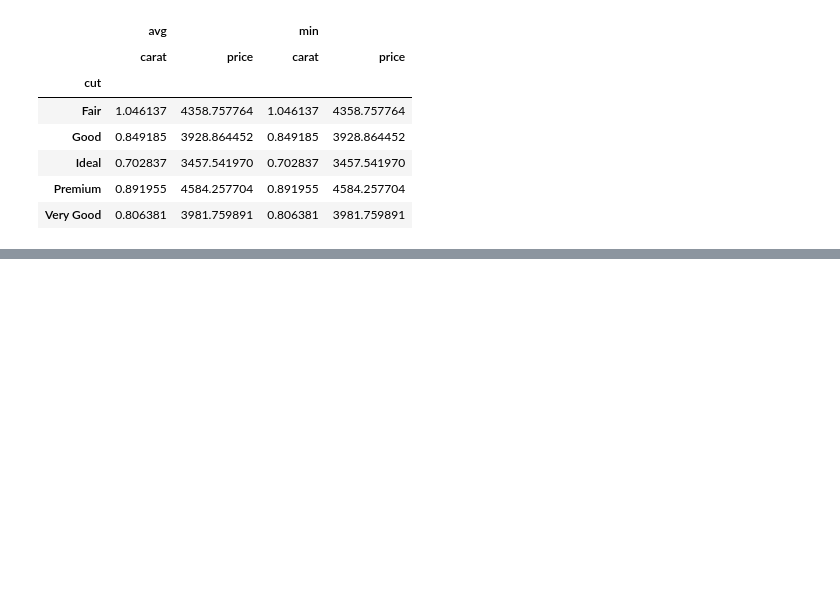
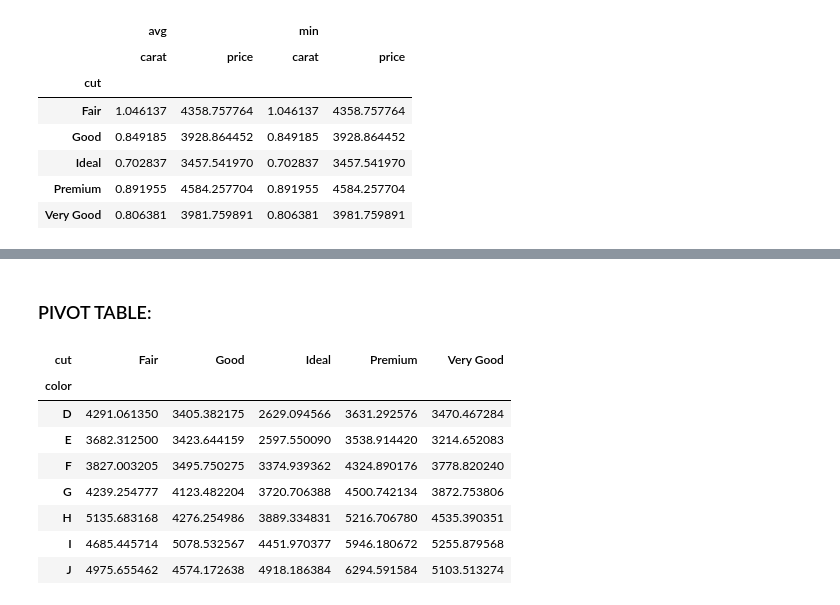
Before and after one commit to HarryDuong/code_reference, a Jupyter notebook: python_notebook.ipynb, the cells around one changed output, grey strips where cells are left out. Cells and saved outputs as stored; diff of their text form; code cells hidden in the pictures; blank space fills up the shorter version.

```diff
--- a/python_notebook.ipynb
+++ b/python_notebook.ipynb
@@ -409,0 +503,14 @@ is deprecated and will be removed in a future version
+# %% [markdown]
+### PIVOT TABLE:
+# %%
+df.pivot_table(values = 'price', index = 'color', columns = 'cut', aggfunc=np.average)
+# %% [output]
+| cut | Fair | Good | Ideal | Premium | Very Good |
+| color |  |  |  |  |  |
+| D | 4291.061350 | 3405.382175 | 2629.094566 | 3631.292576 | 3470.467284 |
+| E | 3682.312500 | 3423.644159 | 2597.550090 | 3538.914420 | 3214.652083 |
+| F | 3827.003205 | 3495.750275 | 3374.939362 | 4324.890176 | 3778.820240 |
+| G | 4239.254777 | 4123.482204 | 3720.706388 | 4500.742134 | 3872.753806 |
+| H | 5135.683168 | 4276.254986 | 3889.334831 | 5216.706780 | 4535.390351 |
+| I | 4685.445714 | 5078.532567 | 4451.970377 | 5946.180672 | 5255.879568 |
+| J | 4975.655462 | 4574.172638 | 4918.186384 | 6294.591584 | 5103.513274 |
```
Also changed, not shown: parts of 10 cells of this notebook.
